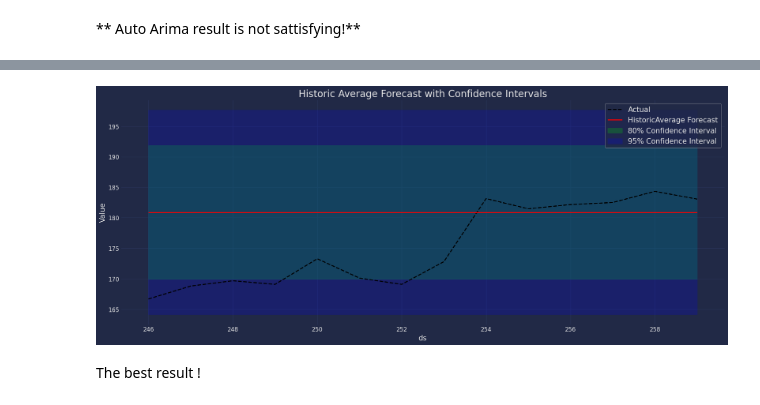
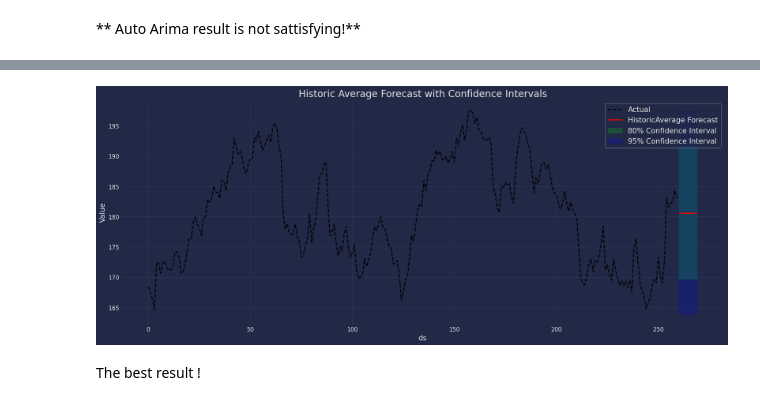
Before and after one commit to mohammadsanaee/Timeseries-Forecasting, a Jupyter notebook: Mohammad_Market_data_from_Apple!_Finance's_API.ipynb, the cells around one changed output, grey strips where cells are left out. Saved outputs shown, nothing was run; the diff lists cells and outputs as text; code cells hidden in the pictures.

```diff
--- a/Mohammad_Market_data_from_Apple!_Finance's_API.ipynb
+++ b/Mohammad_Market_data_from_Apple!_Finance's_API.ipynb
@@ -627,7 +452,5 @@ SeasWA4          6.486795    8.64793 -0.736745
 sfh = StatsForecast( models=[HistoricAverage()], freq=1)
 
 
-sfh.fit(Y_train_df)
-yhat_historicAverage = sfh.predict(h= 28,level = [80, 95])
-yhat_historicAverage_test=yhat_historicAverage[:14]
-yhat_historicAverage_forecast=yhat_historicAverage[14:]
+sfh.fit(df)
+yhat_historicAverage = sfh.predict(h= 10,level = [80, 95])
@@ -652,27 +457,27 @@ yhat_historicAverage_test
 # %%
 
 fig, ax = plt.subplots(1, 1, figsize=(20, 8))
 
-plt.plot(Y_test_df['ds'], Y_test_df['y'], 'k--', label="Actual", linewidth=2)
-plt.plot(yhat_historicAverage_test['ds'], yhat_historicAverage_test['HistoricAverage'], color="red", label="HistoricAverage Forecast", linewidth=2)
+plt.plot(df['ds'], df['y'], 'k--', label="Actual", linewidth=2)
+plt.plot(yhat_historicAverage['ds'], yhat_historicAverage['HistoricAverage'], color="red", label="HistoricAverage Forecast", linewidth=2)
 
-ax.fill_between(yhat_historicAverage_test['ds'],
-                yhat_historicAverage_test['HistoricAverage-lo-80'],
-                yhat_historicAverage_test['HistoricAverage-hi-80'],
+ax.fill_between(yhat_historicAverage['ds'],
+                yhat_historicAverage['HistoricAverage-lo-80'],
+                yhat_historicAverage['HistoricAverage-hi-80'],
                 alpha=0.20, color='lime', label='80% Confidence Interval')
 
-ax.fill_between(yhat_historicAverage_test['ds'],
-                yhat_historicAverage_test['HistoricAverage-lo-95'],
-                yhat_historicAverage_test['HistoricAverage-hi-95'],
+ax.fill_between(yhat_historicAverage['ds'],
+                yhat_historicAverage['HistoricAverage-lo-95'],
+                yhat_historicAverage['HistoricAverage-hi-95'],
                 alpha=0.2, color='blue', label='95% Confidence Interval')
 
 ax.set_title('Historic Average Forecast with Confidence Intervals', fontsize=20)
 ax.set_ylabel('Value', fontsize=15)
 ax.set_xlabel('ds', fontsize=15)
 ax.legend(prop={'size': 15})
 ax.grid(True)
 plt.show()
 # %% [output]
-[figure, old version]
+[figure, new version]
 # %% [markdown]
 The best result !
```
Also changed, not shown: parts of 44 cells of this notebook.
